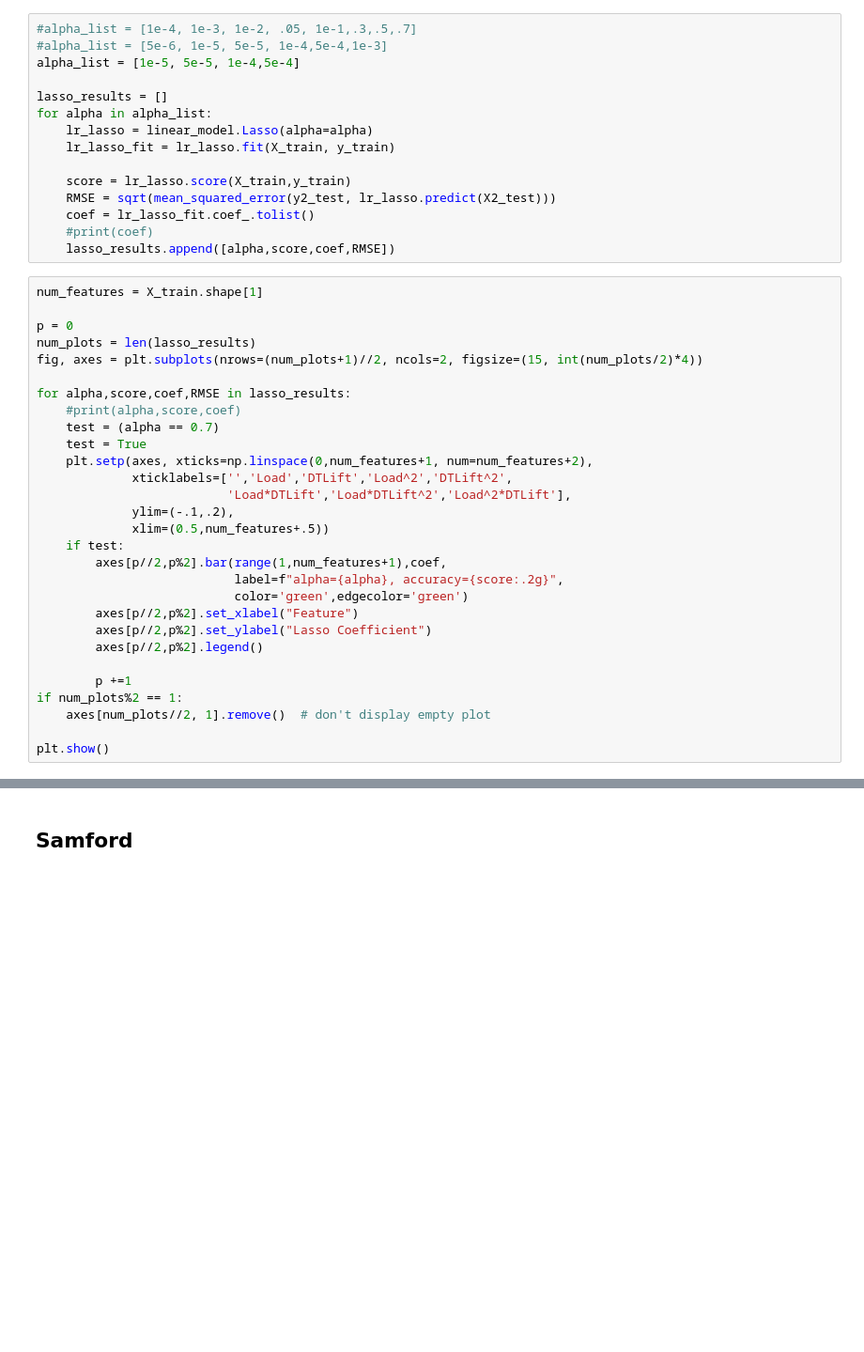
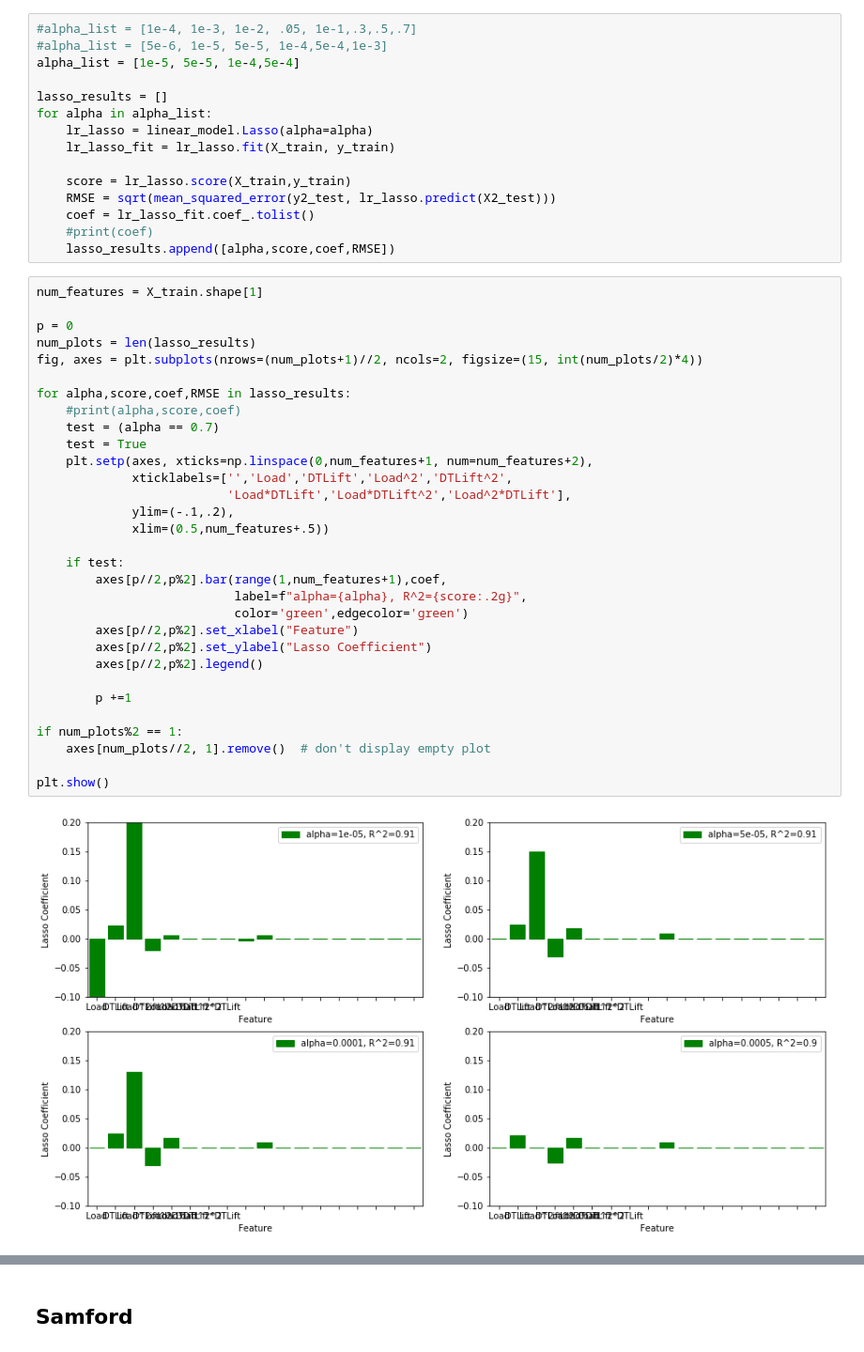
Before and after one commit to Stitchmaker/Metis_Bootcamp, a Jupyter notebook: Kojak_Project/Kojak_LinearRegression.ipynb, the cells around one changed output, grey strips where cells are left out. Shown at 94% size. Saved outputs shown, nothing was run; the diff lists cells and outputs as text; blank space fills up the shorter version.

```diff
--- a/Kojak_Project/Kojak_LinearRegression.ipynb
+++ b/Kojak_Project/Kojak_LinearRegression.ipynb
@@ -134,29 +122,33 @@ for alpha in alpha_list:
 # %%
 num_features = X_train.shape[1]
 
 p = 0
 num_plots = len(lasso_results)
 fig, axes = plt.subplots(nrows=(num_plots+1)//2, ncols=2, figsize=(15, int(num_plots/2)*4))
 
 for alpha,score,coef,RMSE in lasso_results:
     #print(alpha,score,coef)
     test = (alpha == 0.7)
     test = True
     plt.setp(axes, xticks=np.linspace(0,num_features+1, num=num_features+2),
              xticklabels=['','Load','DTLift','Load^2','DTLift^2',
                           'Load*DTLift','Load*DTLift^2','Load^2*DTLift'],
              ylim=(-.1,.2),
              xlim=(0.5,num_features+.5))
+
     if test:
         axes[p//2,p%2].bar(range(1,num_features+1),coef,
-                           label=f"alpha={alpha}, accuracy={score:.2g}",
+                           label=f"alpha={alpha}, R^2={score:.2g}",
                            color='green',edgecolor='green')
         axes[p//2,p%2].set_xlabel("Feature")
         axes[p//2,p%2].set_ylabel("Lasso Coefficient")
         axes[p//2,p%2].legend()
 
         p +=1
+
 if num_plots%2 == 1:
     axes[num_plots//2, 1].remove()  # don't display empty plot
 
 plt.show()
+# %% [output]
+[figure, added]
```
Also changed, not shown: parts of 32 cells of this notebook, 1 other file.
